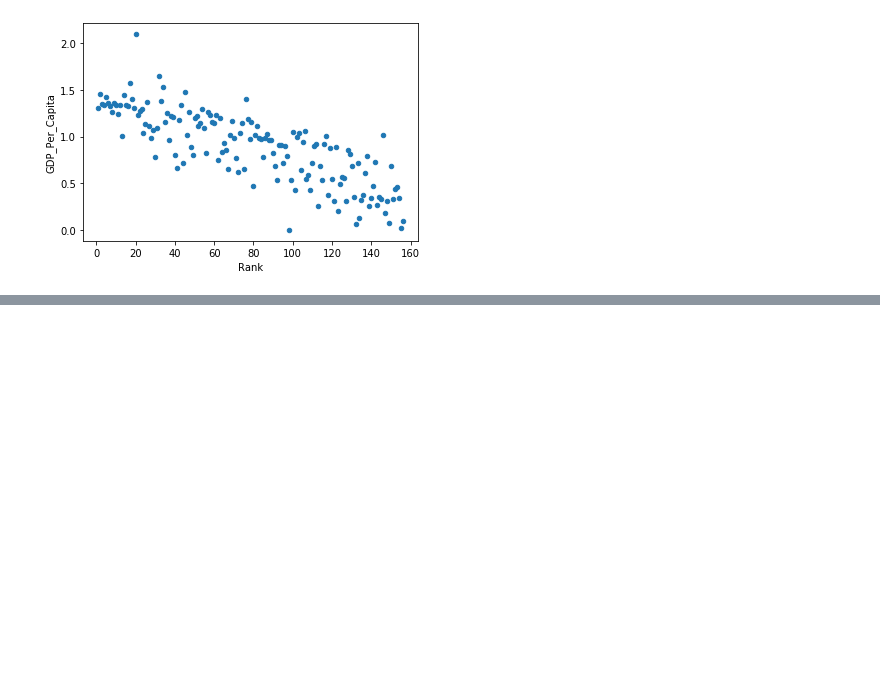
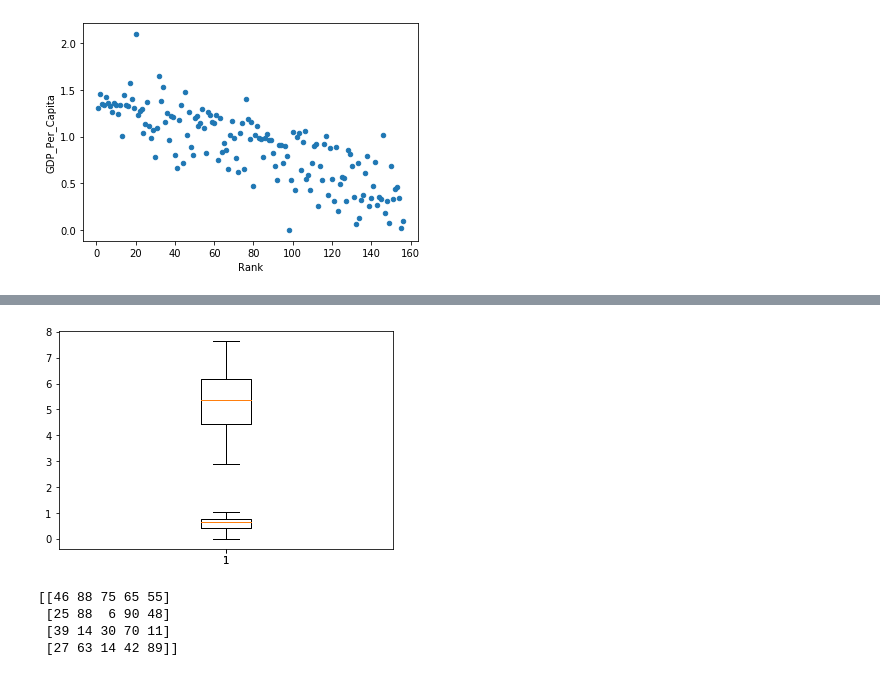
Before and after one commit to sagarbhadra7/Data-Science, a Jupyter notebook: Matplotlib_practice.ipynb, the cells around one changed output, grey strips where cells are left out. Cells and saved outputs as stored; diff of their text form; code cells hidden in the pictures; blank space fills up the shorter version.

```diff
--- a/Matplotlib_practice.ipynb
+++ b/Matplotlib_practice.ipynb
@@ -128,0 +130,6 @@ plt.show()
+# %%
+plt.boxplot(score)
+plt.boxplot(hle)
+plt.show()
+# %% [output]
+[figure, added]
@@ -128,0 +138,7 @@ plt.show()
+# %%
+print(matrix)
+# %% [output]
+[[46 88 75 65 55]
+ [25 88  6 90 48]
+ [39 14 30 70 11]
+ [27 63 14 42 89]]
```
Also changed, not shown: parts of 7 cells of this notebook.
